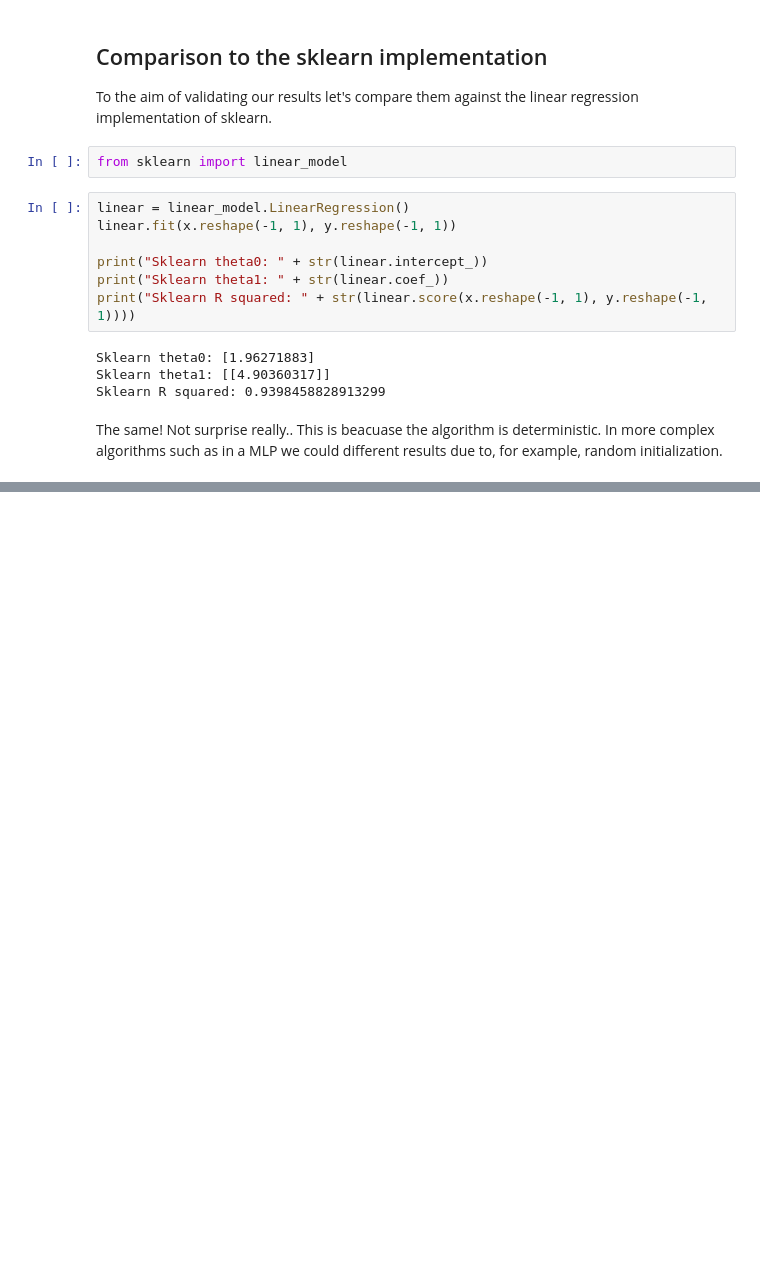
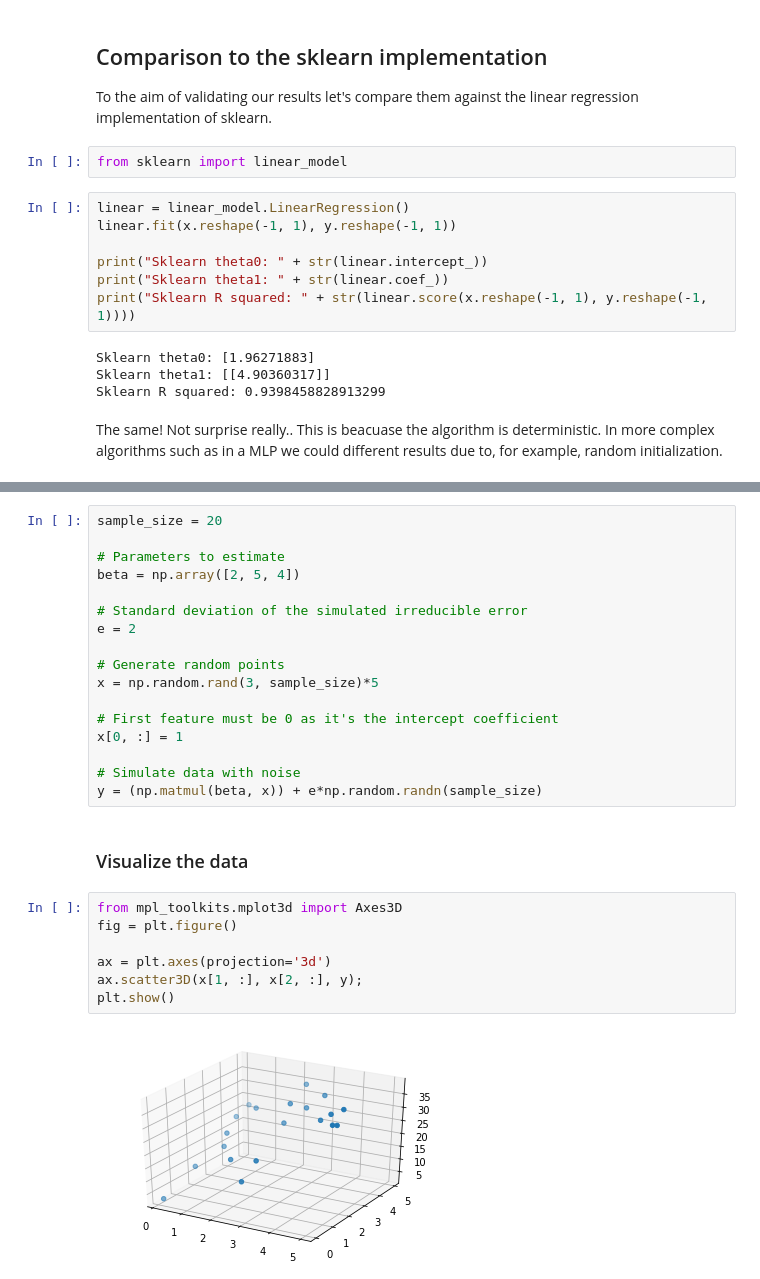
Before and after one commit to SergioAlvarezB/ml-numpy, a Jupyter notebook: notebooks/linear-regression.ipynb, the cells around one changed output, grey strips where cells are left out. Drawn from its saved outputs; the diff is of its cells as text; blank space fills up the shorter version.

```diff
--- a/notebooks/linear-regression.ipynb
+++ b/notebooks/linear-regression.ipynb
@@ -267,0 +284,28 @@ The same! Not surprise really.. This is beacuase the algorithm is deterministic.
+# %%
+sample_size = 20
+
+# Parameters to estimate
+beta = np.array([2, 5, 4])
+
+# Standard deviation of the simulated irreducible error
+e = 2
+
+# Generate random points
+x = np.random.rand(3, sample_size)*5
+
+# First feature must be 0 as it's the intercept coefficient
+x[0, :] = 1
+
+# Simulate data with noise
+y = (np.matmul(beta, x)) + e*np.random.randn(sample_size)
+# %% [markdown]
+### Visualize the data
+# %%
+from mpl_toolkits.mplot3d import Axes3D
+fig = plt.figure()
+
+ax = plt.axes(projection='3d')
+ax.scatter3D(x[1, :], x[2, :], y);
+plt.show()
+# %% [output]
+[figure, added]
```
Also changed, not shown: parts of 7 cells of this notebook.
